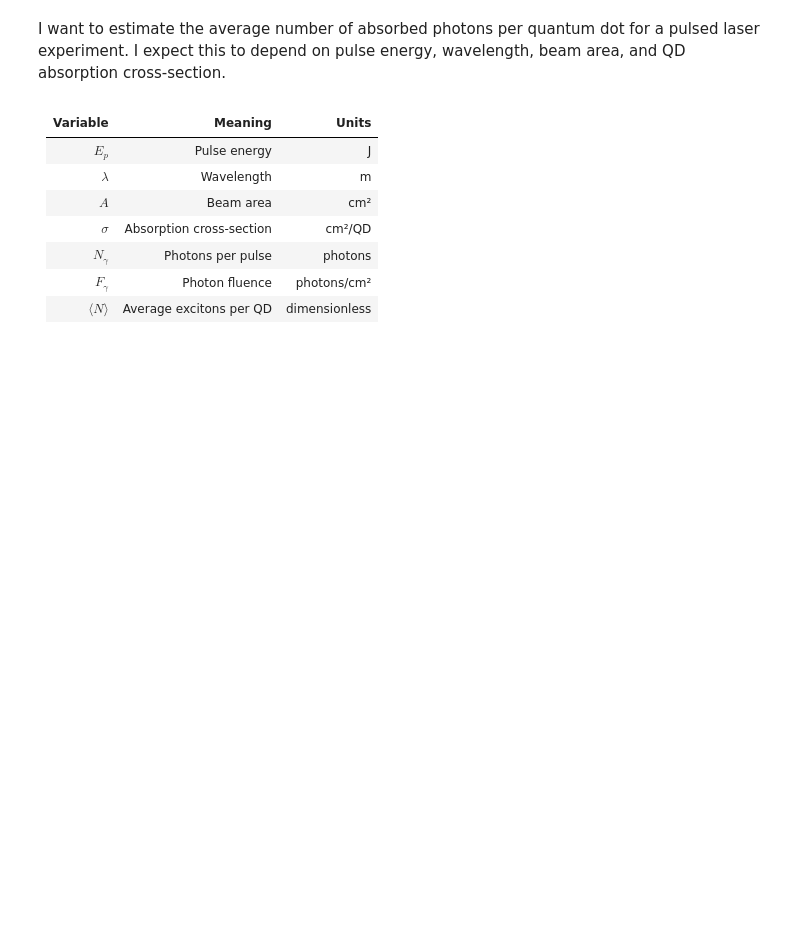
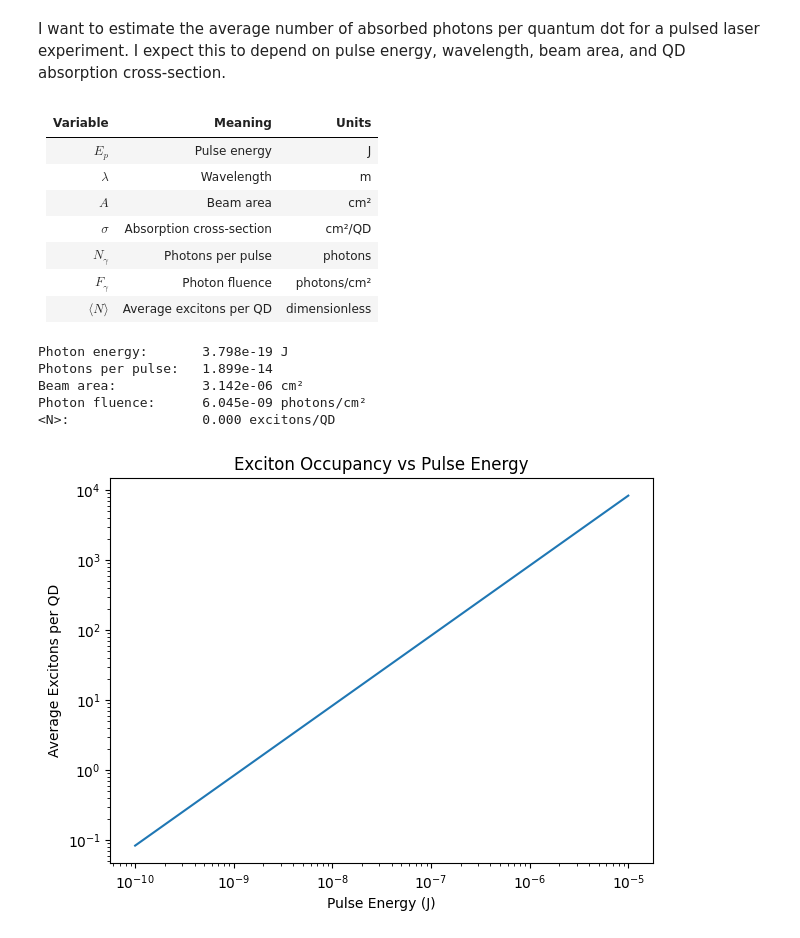
Before and after one commit to Shlok-Joseph-Paul/physical-modeling-intuition, a Jupyter notebook: Dimensional_Analysis1.ipynb, the cells around one changed output. Saved outputs shown, nothing was run; the diff lists cells and outputs as text; code cells hidden in the pictures; blank space fills up the shorter version.

```diff
--- a/Dimensional_Analysis1.ipynb
+++ b/Dimensional_Analysis1.ipynb
@@ -24,13 +24,13 @@ c = 2.998e8        # Speed of light [m/s]
 # %%
 # Experimental parameters
 
-wavelength =      523E-12 # [m]
+wavelength =      523E-9 # [m]
 pulse_energy =      20E-6 # [J]
 beam_radius =       1E-3  # [cm]
 sigma_abs =         1E-15 # [cm^2 / QD]
 # %%
 # 1. Energy of one photon
-photon_energy = (h*wavelength)/c # J/s * m * s/m = J
+photon_energy = (h*c)/wavelength # J/s * m * s/m = J
 
 
 # 2. Number of photons in one pulse
@@ -47,3 +47,37 @@ photon_fluence = photons_per_pulse/beam_area # photons/cm^2
 
 # 5. Average number of absorbed photons / excitons per QD
 N_avg = photon_fluence*sigma_abs
+# %%
+print(f"Photon energy:       {photon_energy:.3e} J")
+print(f"Photons per pulse:   {photons_per_pulse:.3e}")
+print(f"Beam area:           {beam_area:.3e} cm²")
+print(f"Photon fluence:      {photon_fluence:.3e} photons/cm²")
+print(f"<N>:                 {N_avg:.3f} excitons/QD")
+# %% [output]
+Photon energy:       3.798e-19 J
+Photons per pulse:   1.899e-14
+Beam area:           3.142e-06 cm²
+Photon fluence:      6.045e-09 photons/cm²
+<N>:                 0.000 excitons/QD
+# %%
+# Sweep pulse energy from 0.1 nJ to 10 µJ
+
+pulse_energies = np.logspace(-10, -5, 100)
+
+N_values = N_values = sigma_abs * (
+    (pulse_energies / photon_energy) / beam_area
+)
+
+plt.figure(figsize=(7, 5))
+plt.plot(pulse_energies, N_values)
+
+plt.xscale("log")
+plt.yscale("log")
+
+plt.xlabel("Pulse Energy (J)")
+plt.ylabel("Average Excitons per QD")
+plt.title("Exciton Occupancy vs Pulse Energy")
+
+plt.show()
+# %% [output]
+[figure, added]
```
